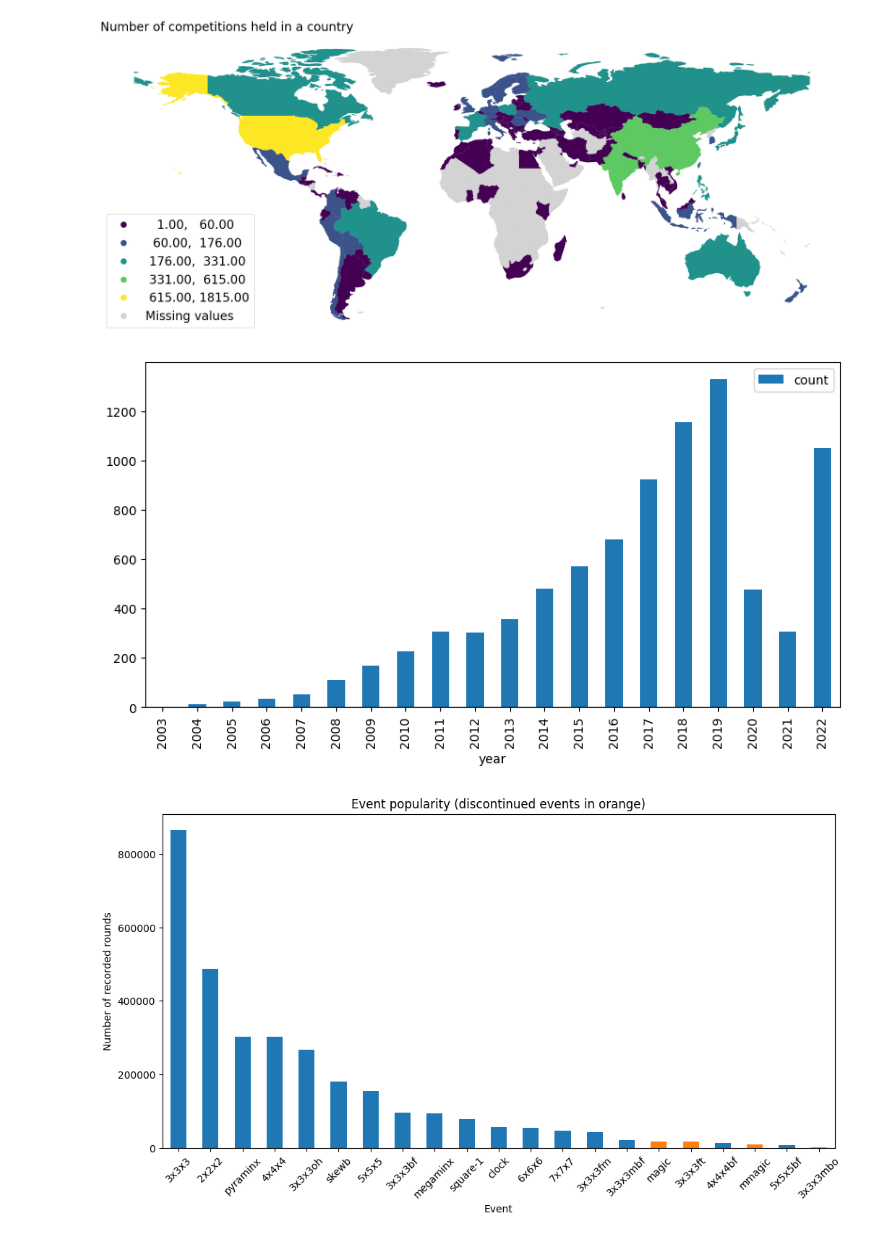
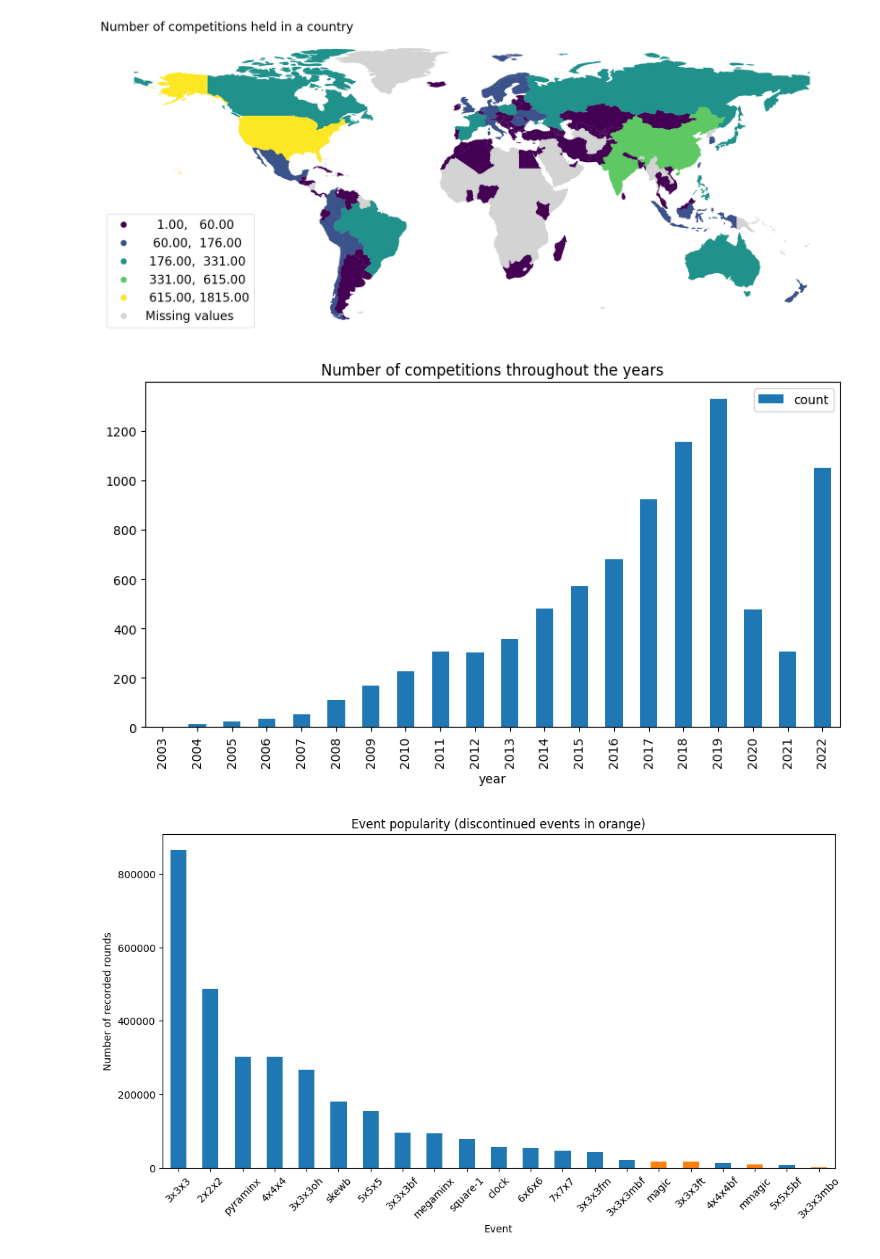
Before and after one commit to oskarkuuse/IDSproject, a Jupyter notebook: notebooks/general.ipynb, the cells around one changed output. Saved outputs shown, nothing was run; the diff lists cells and outputs as text; code cells hidden in the pictures.

Commit message:
Improved smaller details about the plots + added 'images' folder for saving the exported figures

```diff
--- a/notebooks/general.ipynb
+++ b/notebooks/general.ipynb
@@ -50,12 +44,13 @@ fig.savefig('../images/plot.svg', bbox_inches='tight', dpi=1200, format='svg')
 # %% [output]
 [figure]
 # %%
+# How many competition have been held during each year
+
 compsByYear = pd.read_csv('../datasets/compCountByYear.csv')
 plt.rcParams['figure.figsize'] = (10, 5)
-fig = compsByYear.plot(kind='bar', x='year', y='count')
-fig = fig.get_figure()
-fig.savefig('../images/test2.png', bbox_inches='tight')
+fig = compsByYear.plot(kind='bar', x='year', y='count', title='Number of competitions throughout the years')
+# fig.savefig('../images/test2.png', bbox_inches='tight')
 # %% [output]
-[figure, old version]
+[figure, new version]
 # %%
 # Number of registered rounds by different events
```
Also changed, not shown: parts of 4 cells of this notebook, 12 other files.
